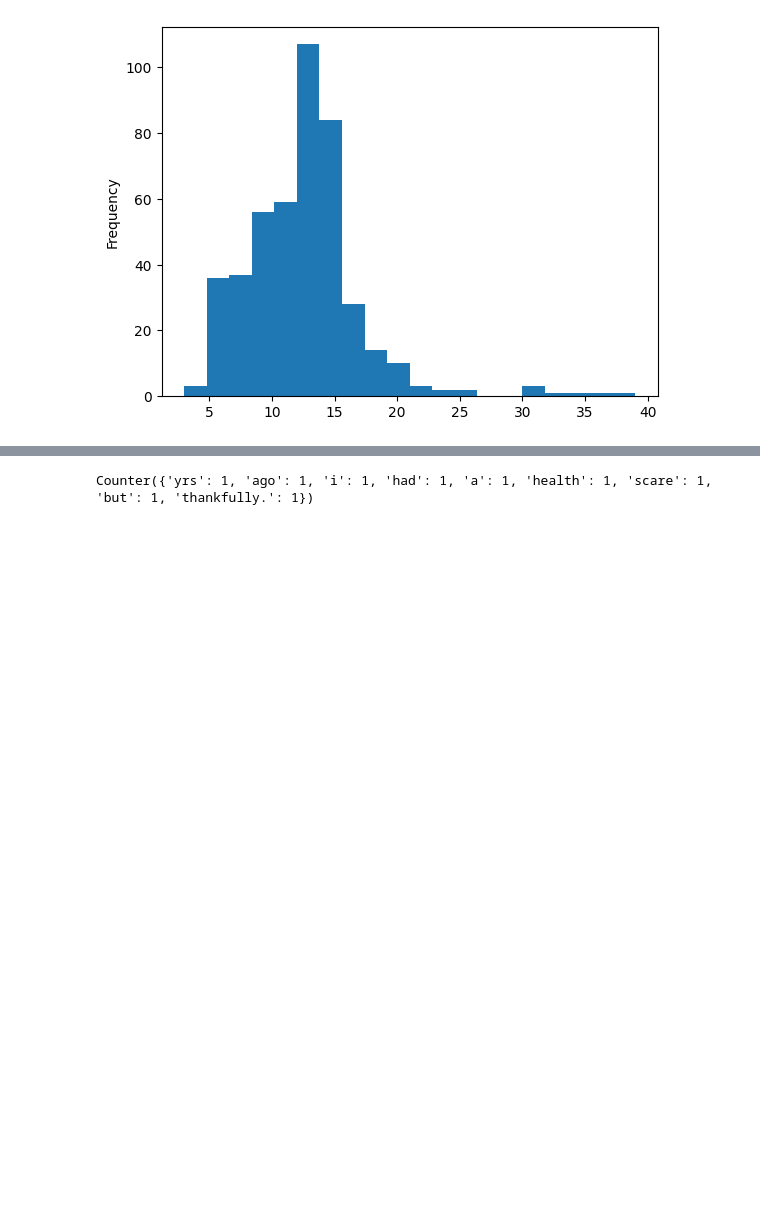
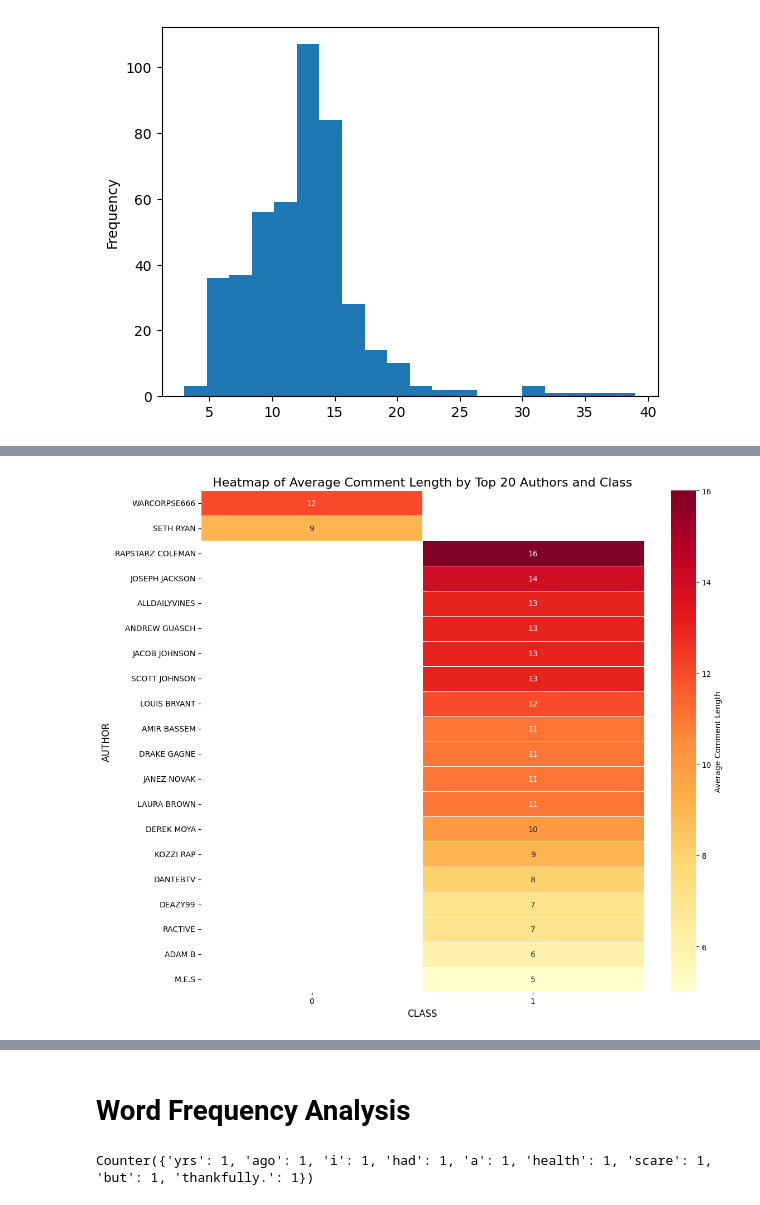
Before and after one commit to KeerthiR02/TextBasedAnalysis, a Jupyter notebook: Midterm (2).ipynb, the cells around one changed output, grey strips where cells are left out. Cells and saved outputs as stored; diff of their text form; code cells hidden in the pictures; blank space fills up the shorter version.

```diff
--- a/Midterm (2).ipynb
+++ b/Midterm (2).ipynb
@@ -200,3 +237,30 @@ g.fig.set_size_inches(10, 8)
+# %%
+import pandas as pd
+import seaborn as sns
+import matplotlib.pyplot as plt
+
+top_authors = df['AUTHOR'].value_counts().nlargest(20).index
+df_top = df[df['AUTHOR'].isin(top_authors)]
+
+# Create pivot table
+pivot_table = df_top.pivot_table(values='length', index='AUTHOR', columns='CLASS', aggfunc='mean')
+
+# Sort the pivot table by the sum of lengths across classes
+pivot_table = pivot_table.sort_values(by=[0, 1], ascending=False)
+
+# Create the plot
+plt.figure(figsize=(12, 10))
+sns.heatmap(pivot_table, annot=True, fmt='.0f', cmap='YlOrRd',
+            linewidths=0.5, cbar_kws={'label': 'Average Comment Length'})
+
+plt.title('Heatmap of Average Comment Length by Top 20 Authors and Class', fontsize=16)
+plt.xlabel('CLASS', fontsize=12)
+plt.ylabel('AUTHOR', fontsize=12)
+plt.yticks(rotation=0)
+plt.tight_layout()
+plt.show()
+# %% [output]
+[figure, added]
 # %%
 #QUESTION 3
 
@@ -218,6 +282,8 @@ df.tail()
 | 445 | LNEADW26BFUVS-8OWKLPAFA6G3QHPWD8K... | THE GUY THAT'S DONE EVERYTHING | NaN | 3 yrs ago I had a health scare bu... | 1 | 3 yrs ago i had a health scare bu... | 30 | 500 |
 | 446 | Z12HFP2WMYUQZTKW504CGBLYXTBSXJUZE... | JESSE PINKMAN | 2015-05-06T11:42:44.601000 | Rihanna looks so beautiful with r... | 0 | rihanna looks so beautiful with r... | 13 | 44 |
 | 447 | Z13TSBC5VVN0HDOZZ04CHJT51LQ1CVRIS0K | GAMING GAMING | 2015-05-06T10:56:35.972000 | 857.482.940 views AWESOME !!!!!!!... | 0 | 857.482.940 views awesome !!!!!!!... | 13 | 69 |
+# %% [markdown]
+# Word Frequency Analysis
 # %%
 from collections import Counter
 tokens = tokenize("3 yrs ago i had a health scare but thankfully.")
```
Also changed, not shown: parts of 15 cells of this notebook.
